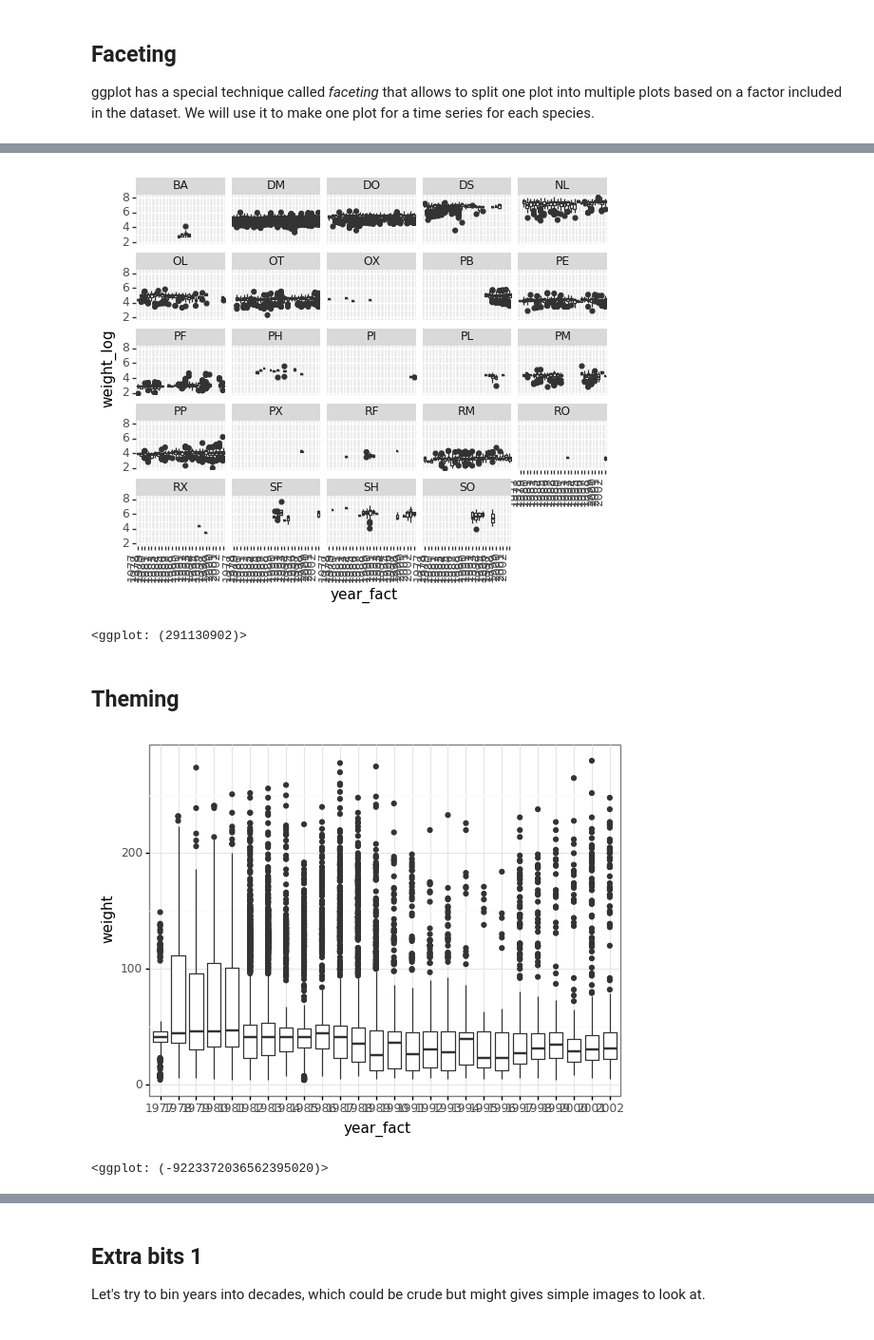
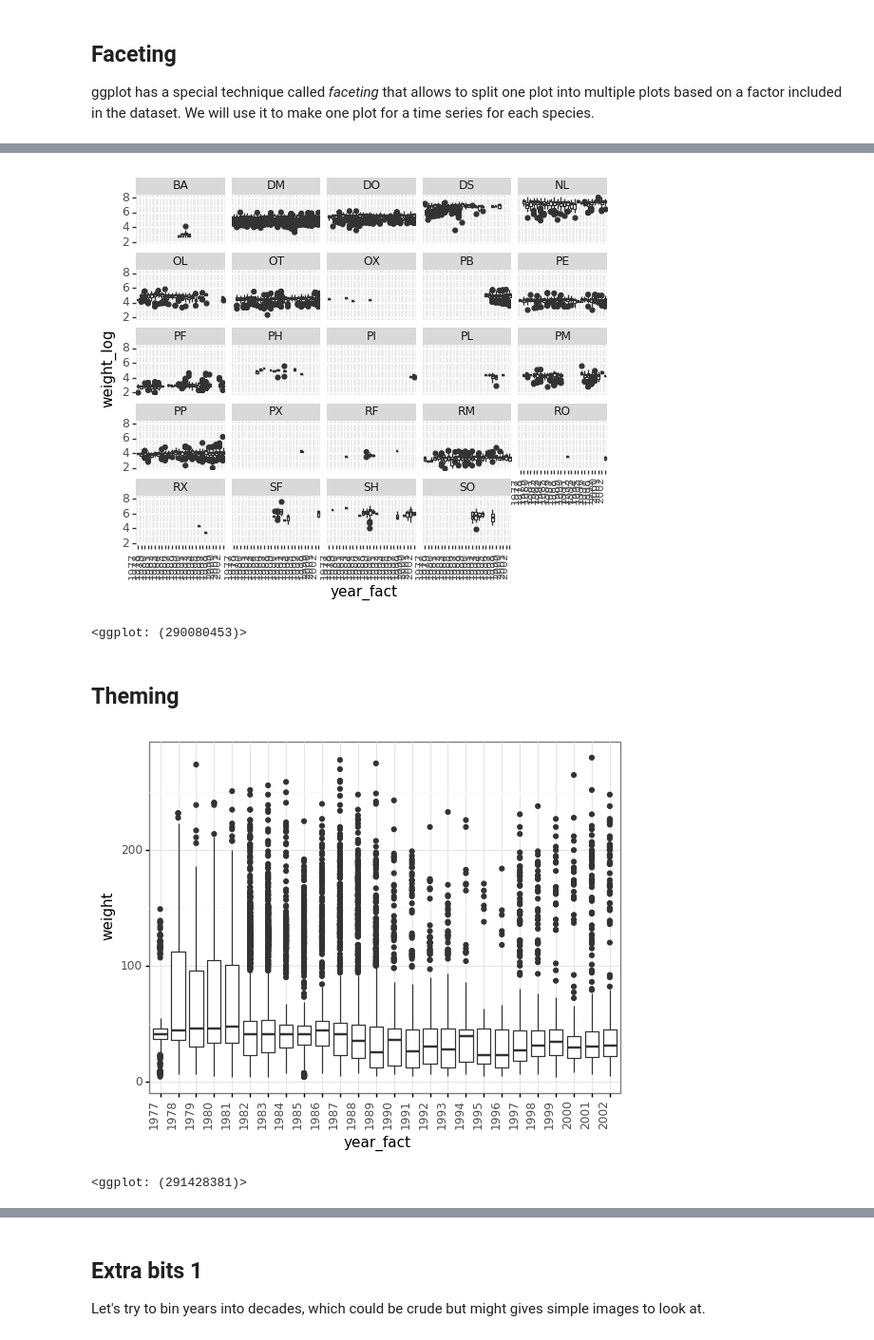
Before and after one commit to MonashDataFluency/python-workshop-base, a Jupyter notebook: workshops/docs/modules/notebooks/plotting_with_ggplot.ipynb, the cells around one changed output, grey strips where cells are left out. Shown at 95% size. Drawn from its saved outputs; the diff is of its cells as text; code cells hidden in the pictures.

```diff
--- a/workshops/docs/modules/notebooks/plotting_with_ggplot.ipynb
+++ b/workshops/docs/modules/notebooks/plotting_with_ggplot.ipynb
@@ -155,2 +178,4 @@ ggplot(survs_df, aes('year_fact', 'weight')) + \
+# %%
+flip_xlabels = theme(axis_text_x = element_text(angle=90, hjust=1))
 # %%
 ggplot(survs_df, aes('year_fact', 'weight')) + \
@@ -182,0 +210,5 @@ Also will log2 transforming make this data visualisation better?
+# %%
+survs_df['weight_log'] = np.log2(survs_df['weight'])
+ggplot(survs_df, aes('year_fact', 'weight_log')) + \
+    geom_boxplot() + \
+    theme(axis_text_x = element_text(angle=90, hjust=1))
@@ -207,20 +245,23 @@ ggplot(survs_df, aes('year_fact', 'weight')) + \
 # %%
 ggplot(survs_df, aes('year_fact', 'weight_log')) + \
     geom_boxplot() + \
-    theme(axis_text_x = element_text(angle = 90, hjust = 1)) + \
-    facet_wrap("~species_id")
+    theme(axis_text_x = element_text(size=6, angle=90, hjust=1)) + \
+    facet_wrap("~species_id") + \
+    flip_xlabels + \
+    theme(axis_text_x = element_text(size=8))
 # %% [output]
-[figure, old version]
+[figure, new version]
-<ggplot: (291130902)>
+<ggplot: (290080453)>
 # %% [markdown]
 ## Theming
 # %%
 ggplot(survs_df, aes('year_fact', 'weight')) + \
     geom_boxplot() + \
-    theme_bw()
+    theme_bw() + \
+    flip_xlabels
 # %% [output]
-[figure, old version]
+[figure, new version]
-<ggplot: (-9223372036562395020)>
+<ggplot: (291428381)>
 # %%
 ggplot(survs_df, aes('year_fact', 'weight_log')) + \
     geom_boxplot() + \
```
Also changed, not shown: parts of 33 cells of this notebook, 22 other files.
